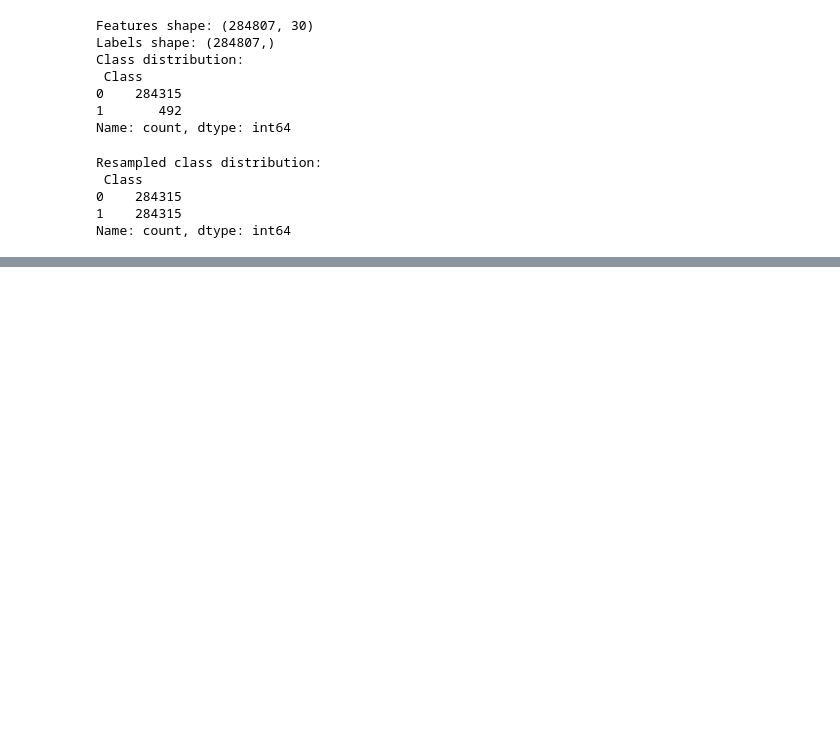
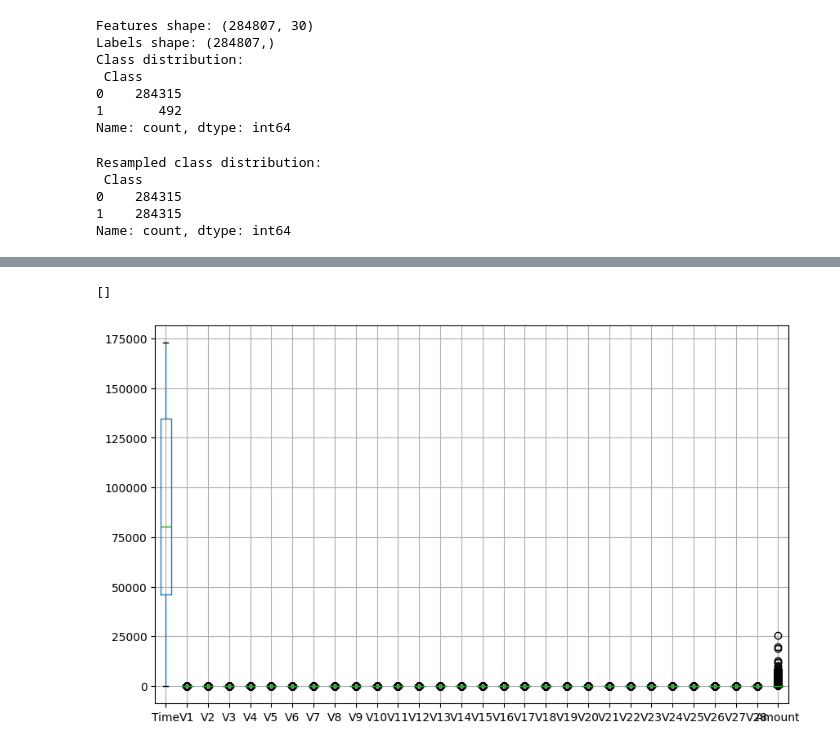
Before and after one commit to kgarred/credit-card-fraud-detection, a Jupyter notebook: src/preprocess.ipynb, the cells around one changed output, grey strips where cells are left out. Drawn from its saved outputs; the diff is of its cells as text; code cells hidden in the pictures; blank space fills up the shorter version.

```diff
--- a/src/preprocess.ipynb
+++ b/src/preprocess.ipynb
@@ -128,0 +161,7 @@ plt.show()
+# %%
+plt.figure(figsize=(10, 6))
+X_resampled.boxplot()
+plt.plot()
+# %% [output]
+[]
+[figure, added]
```
Also changed, not shown: parts of 6 cells of this notebook.
